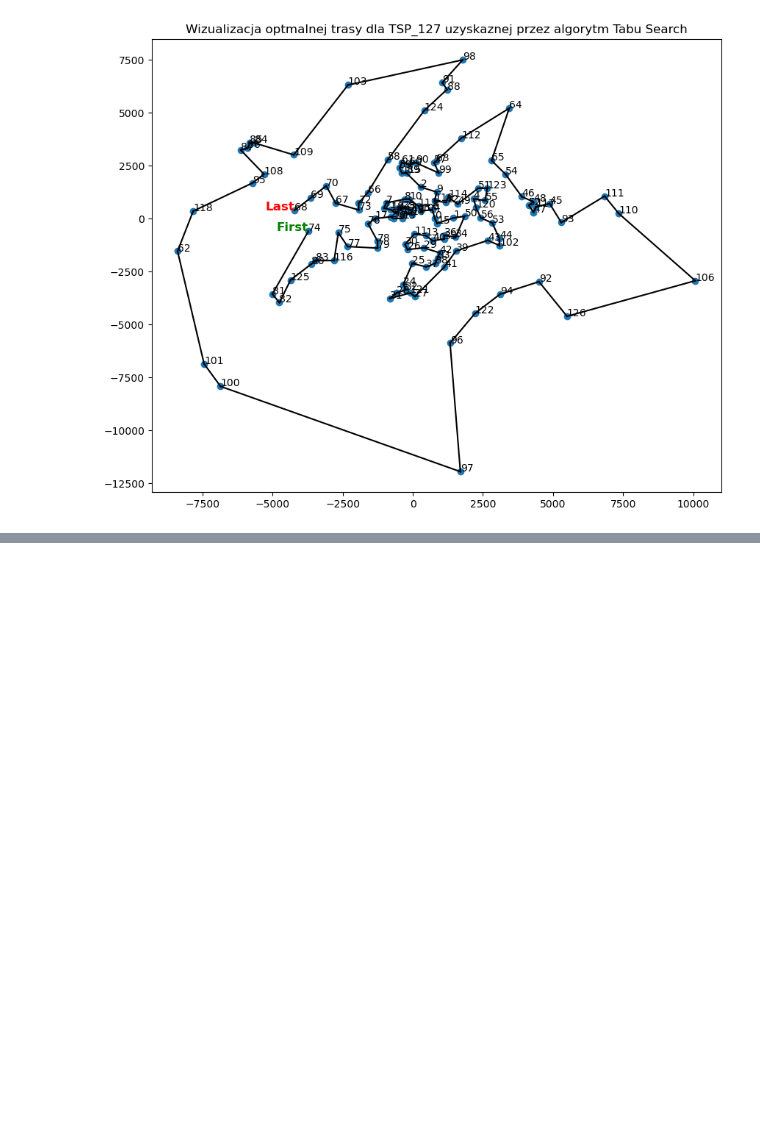
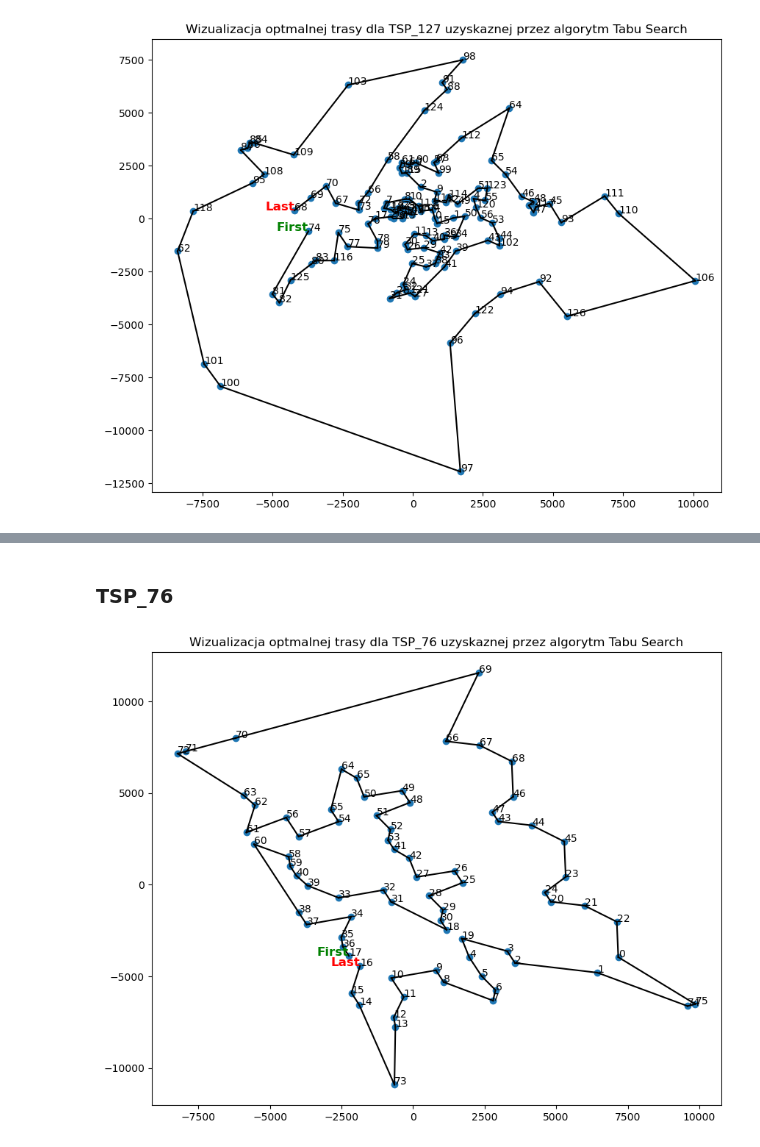
Before and after one commit to Alex4ndro5/ProjektTSP, a Jupyter notebook: Projekt_TSP.ipynb, the cells around one changed output, grey strips where cells are left out. Cells and saved outputs as stored; diff of their text form; code cells hidden in the pictures; blank space fills up the shorter version.

```diff
--- a/Projekt_TSP.ipynb
+++ b/Projekt_TSP.ipynb
@@ -112,0 +122,8 @@ plot_route(route, TSP_127, 'TSP_127')
+# %% [markdown]
+### TSP_76
+# %%
+SA_76 =  [17, 36, 35, 34, 37, 38, 60, 58, 59, 40, 39, 33, 32, 31, 18, 30, 29, 28, 25, 26, 27, 42, 41, 53, 52, 51, 48, 49, 50, 65, 64, 55, 54, 57, 56, 61, 62, 63, 72, 71, 70, 69, 66, 67, 68, 46, 47, 43, 44, 45, 23, 24, 20, 21, 22, 0, 75, 74, 1, 2, 3, 19, 4, 5, 6, 7, 8, 9, 10, 11, 12, 13, 73, 14, 15, 16]
+
+plot_route(SA_76, TSP_76, 'TSP_76')
+# %% [output]
+[figure, added]
```
Also changed, not shown: parts of 4 cells of this notebook, 13 other files.
